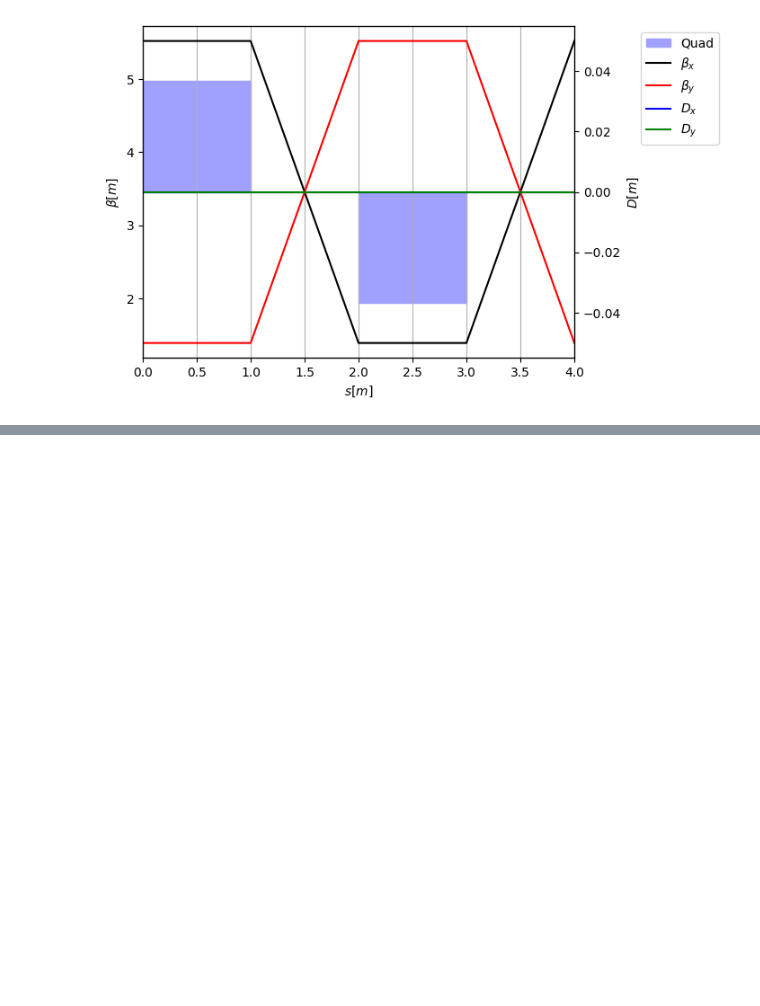
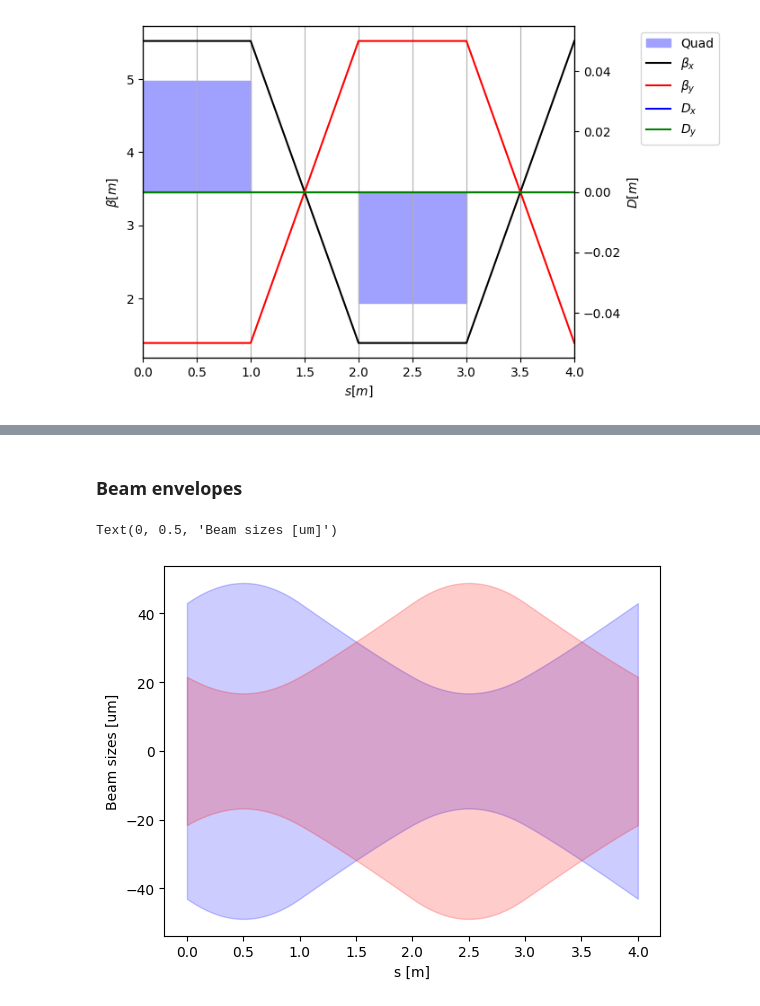
Before and after one commit to sterbini/AAP_CAS, a Jupyter notebook: 000_example.ipynb, the cells around one changed output, grey strips where cells are left out. Drawn from its saved outputs; the diff is of its cells as text; code cells hidden in the pictures; blank space fills up the shorter version.

```diff
--- a/000_example.ipynb
+++ b/000_example.ipynb
@@ -31,0 +150,27 @@ array([[-3.10601663,  5.22474317],
+# %% [markdown]
+### Beam envelopes
+# %%
+# Transverse normalized emittances
+nemitt_x = 2.5e-6
+nemitt_y = 2.5e-6
+
+# Longitudinal emittance from energy spread
+sigma_pzeta = 2e-4
+gemitt_zeta = sigma_pzeta**2 * my_twiss.bets0
+# similarly, if the bunch length is known, the emittance can be computed as
+# gemitt_zeta = sigma_zeta**2 / tw.bets0
+
+beam_sizes = my_twiss.get_beam_covariance(nemitt_x=nemitt_x,
+                                    nemitt_y=nemitt_y,
+                                    gemitt_zeta=gemitt_zeta)
+
+
+# fill region between the two curves
+plt.fill_between(beam_sizes['s'], beam_sizes['sigma_x']*1e6, -beam_sizes['sigma_x']*1e6, color='b', alpha=0.2)
+plt.fill_between(beam_sizes['s'], beam_sizes['sigma_y']*1e6, -beam_sizes['sigma_y']*1e6, color='r', alpha=0.2)
+plt.xlabel('s [m]')
+plt.ylabel('Beam sizes [um]')
+# 3D plot of the beam sizes sigma_x and sigma_y as a function of s?
+# %% [output]
+Text(0, 0.5, 'Beam sizes [um]')
+[figure, added]
```
Also changed, not shown: parts of 31 cells of this notebook.
